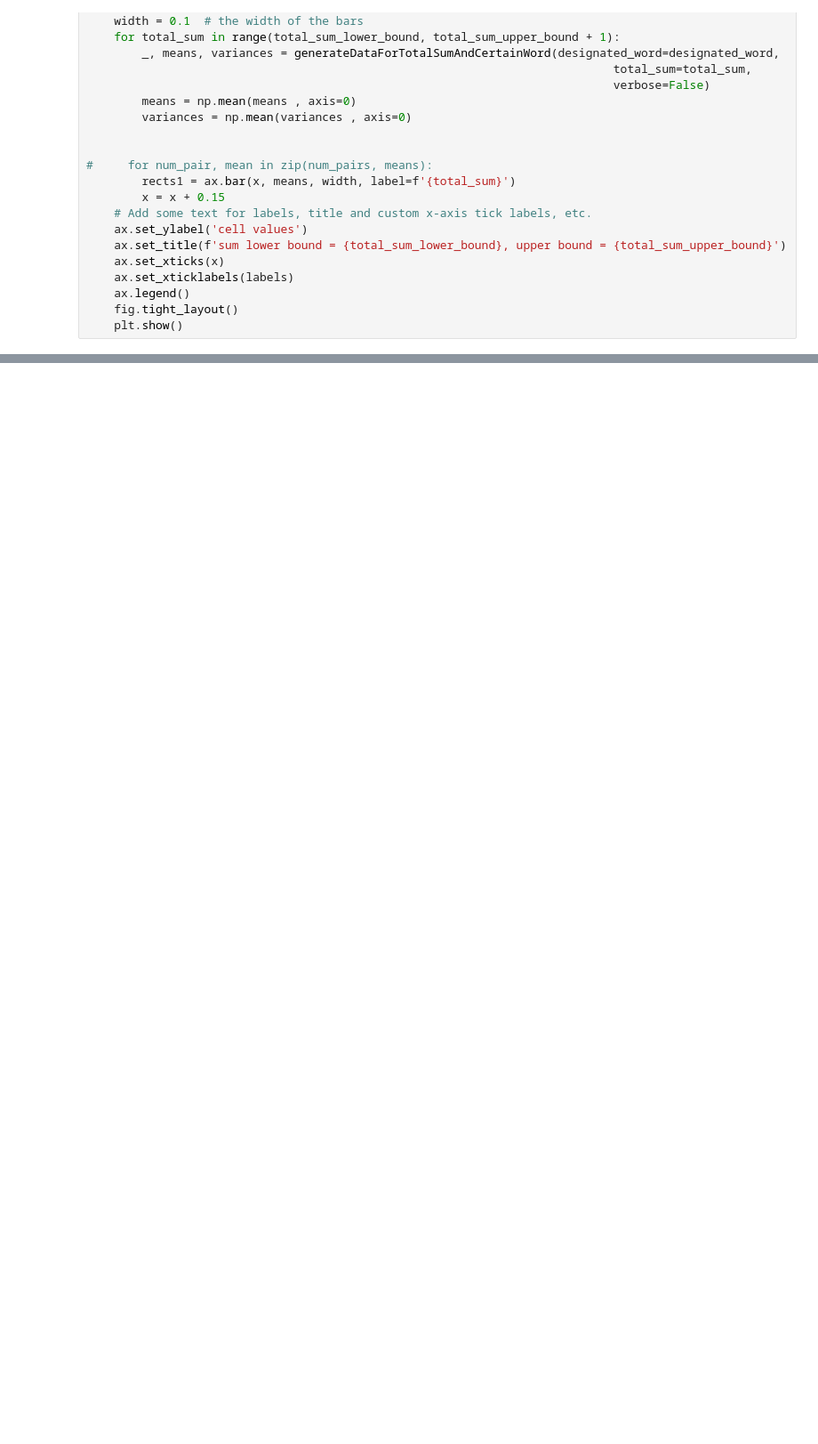
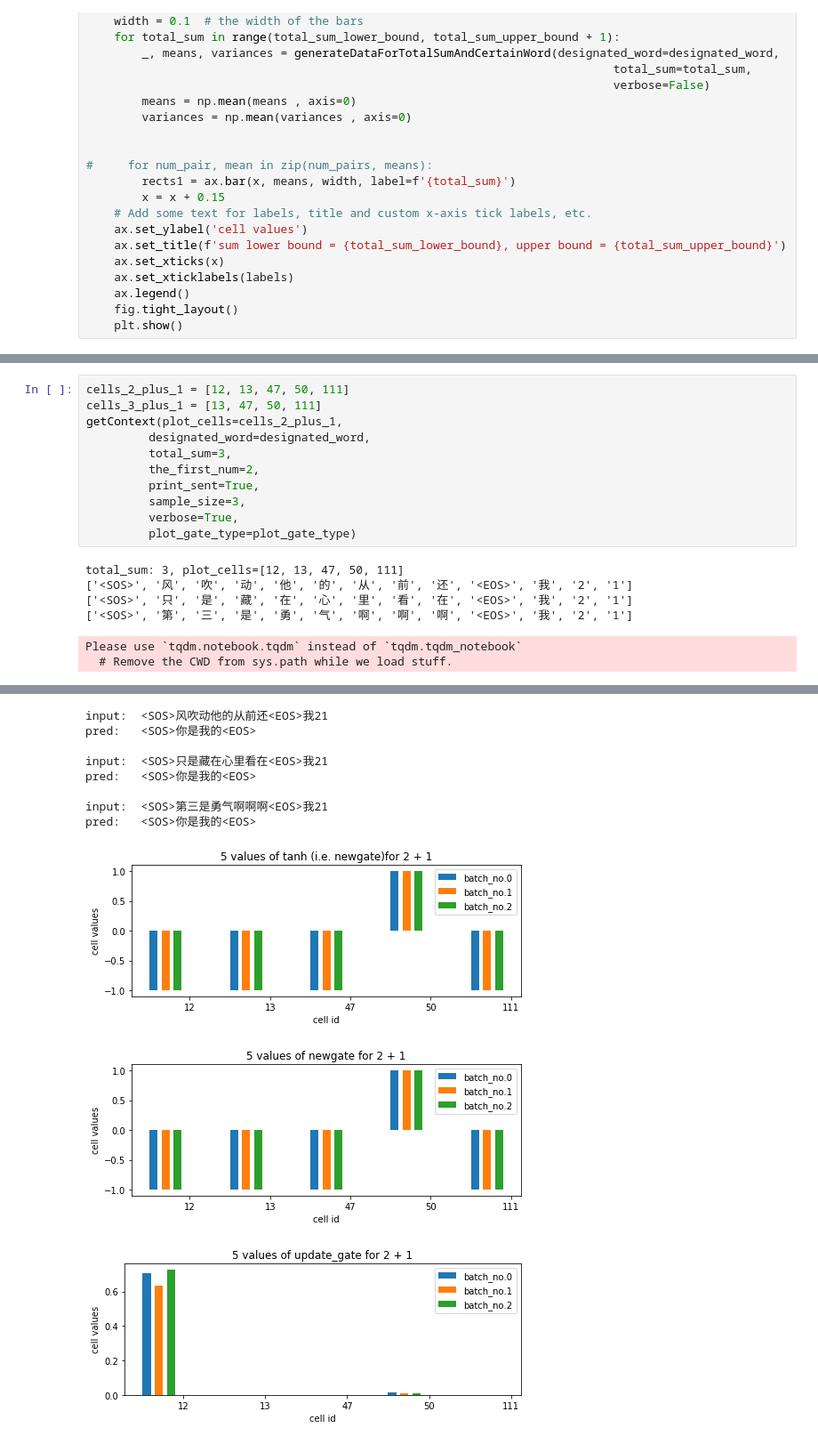
Before and after one commit to e841018/Seq2Seq_exp, a Jupyter notebook: src/hw2-2_additional_model_Biolin.ipynb, the cells around one changed output, grey strips where cells are left out. Shown at 89% size. Saved outputs shown, nothing was run; the diff lists cells and outputs as text; blank space fills up the shorter version.

```diff
--- a/src/hw2-2_additional_model_Biolin.ipynb
+++ b/src/hw2-2_additional_model_Biolin.ipynb
@@ -1444,0 +1610,18 @@ for i in range(2, 7):
+# %%
+cells_2_plus_1 = [12, 13, 47, 50, 111]
+cells_3_plus_1 = [13, 47, 50, 111]
+getContext(plot_cells=cells_2_plus_1,
+         designated_word=designated_word,
+         total_sum=3,
+         the_first_num=2,
+         print_sent=True,
+         sample_size=3,
+         verbose=True,
+         plot_gate_type=plot_gate_type)
+# %% [output]
+total_sum: 3, plot_cells=[12, 13, 47, 50, 111]
+['<SOS>', '风', '吹', '动', '他', '的', '从', '前', '还', '<EOS>', '我', '2', '1']
+['<SOS>', '只', '是', '藏', '在', '心', '里', '看', '在', '<EOS>', '我', '2', '1']
+['<SOS>', '第', '三', '是', '勇', '气', '啊', '啊', '啊', '<EOS>', '我', '2', '1']
+Please use `tqdm.notebook.tqdm` instead of `tqdm.tqdm_notebook`
+  # Remove the CWD from sys.path while we load stuff.
@@ -1444,0 +1629,11 @@ for i in range(2, 7):
+input:  <SOS>风吹动他的从前还<EOS>我21
+pred:   <SOS>你是我的<EOS>
+
+input:  <SOS>只是藏在心里看在<EOS>我21
+pred:   <SOS>你是我的<EOS>
+
+input:  <SOS>第三是勇气啊啊啊<EOS>我21
+pred:   <SOS>你是我的<EOS>
+[figure, added]
+[figure, added]
+[figure, added]
```
Also changed, not shown: parts of 11 cells of this notebook.
